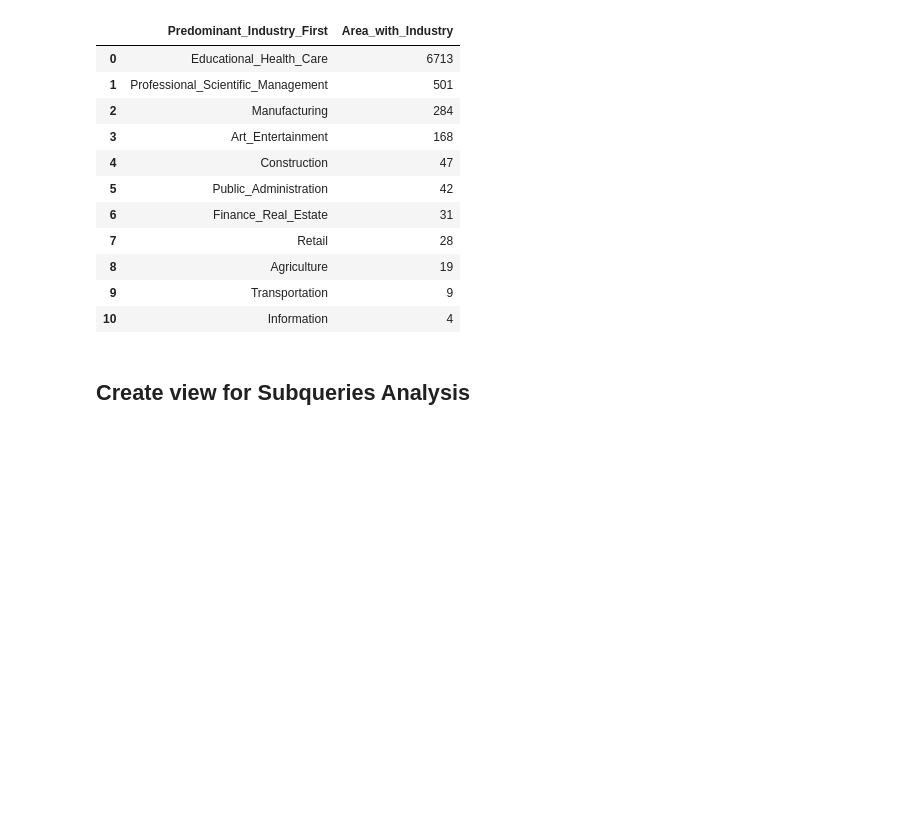
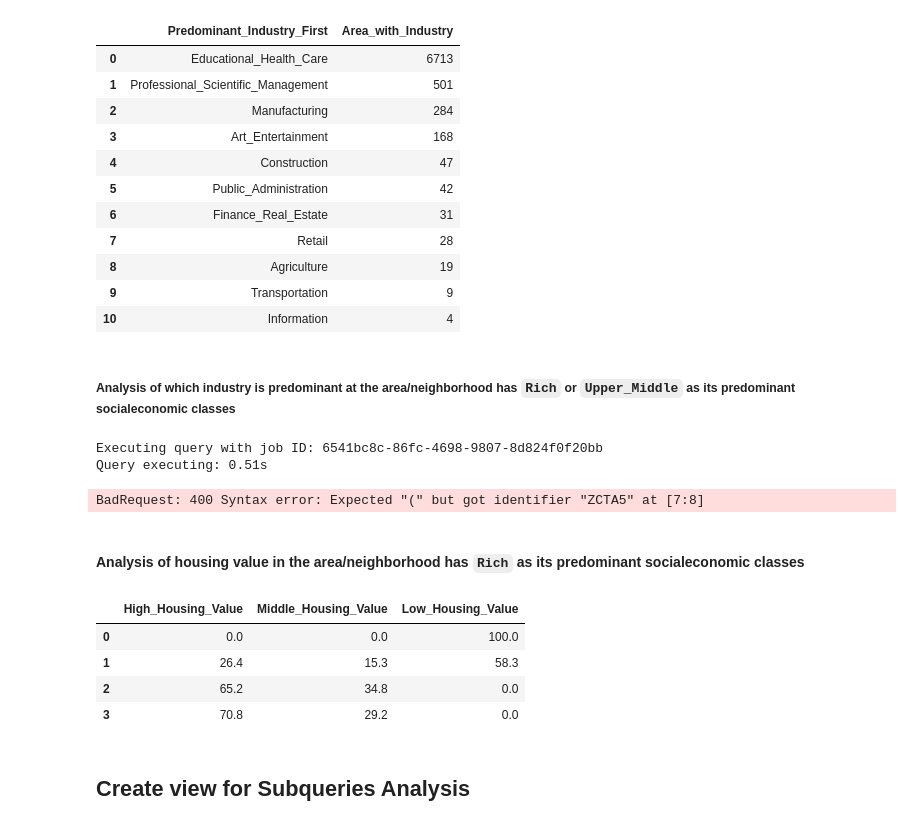
Before and after one commit to xindixu/US-demographic-analysis, a Jupyter notebook: primary-data/acs_2018_analysis.ipynb, the cells around one changed output. Drawn from its saved outputs; the diff is of its cells as text; code cells hidden in the pictures; blank space fills up the shorter version.

Commit message:
Add income housing subqueries

```diff
--- a/primary-data/acs_2018_analysis.ipynb
+++ b/primary-data/acs_2018_analysis.ipynb
@@ -391,6 +391,40 @@ order by Area_with_Industry desc
 | 8 | Agriculture | 19 |
 | 9 | Transportation | 9 |
 | 10 | Information | 4 |
+# %% [markdown]
+##### Analysis of which industry is predominant at the area/neighborhood has `Rich` or `Upper_Middle` as its predominant socialeconomic classes
+# %%
+%%bigquery
+select Predominant_Industry_First, count(*) as Number_of_Area
+from `acs_2018_modeled.Labor_In_Industry_Beam_DF`
+where ZCTA5 in
+(select ZCTA5
+ from `acs_2018_modeled.Income_Beam_DF` i
+ join `acs_2018_modeled.Housing_Value_Beam_DF` h
+ using ZCTA5
+ where (Predominant_Class = 'Rich' or Predominant_Class = 'Upper_Middle') and High_Housing_Value > 0)
+group by Predominant_Industry_First
+order by Number_of_Area desc
+# %% [output]
+Executing query with job ID: 6541bc8c-86fc-4698-9807-8d824f0f20bb
+Query executing: 0.51s
+BadRequest: 400 Syntax error: Expected "(" but got identifier "ZCTA5" at [7:8]
+# %% [markdown]
+#### Analysis of housing value in the area/neighborhood has `Rich` as its predominant socialeconomic classes
+# %%
+%%bigquery
+select High_Housing_Value, Middle_Housing_Value, Low_Housing_Value
+from `acs_2018_modeled.Housing_Value_Beam_DF`
+where ZCTA5 in
+(select ZCTA5 from `acs_2018_modeled.Income_Beam_DF`
+where Predominant_Class = 'Rich')
+order by High_Housing_Value asc
+# %% [output]
+|  | High_Housing_Value | Middle_Housing_Value | Low_Housing_Value |
+| 0 | 0.0 | 0.0 | 100.0 |
+| 1 | 26.4 | 15.3 | 58.3 |
+| 2 | 65.2 | 34.8 | 0.0 |
+| 3 | 70.8 | 29.2 | 0.0 |
 # %% [markdown]
 ## Create view for Subqueries Analysis
 # %%
```
